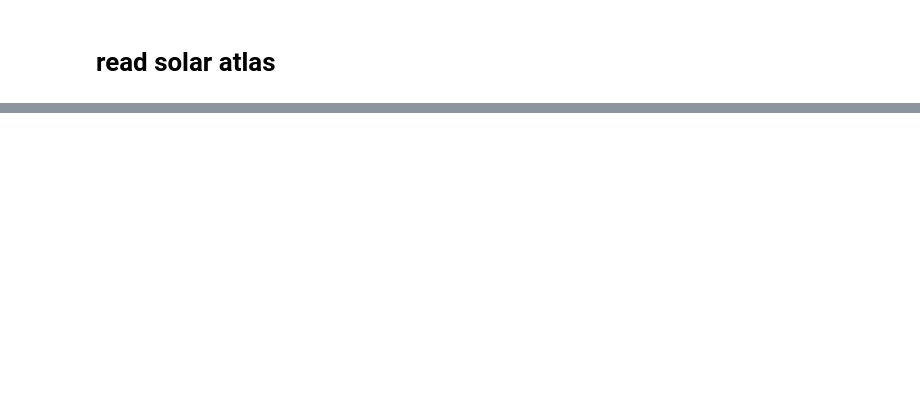
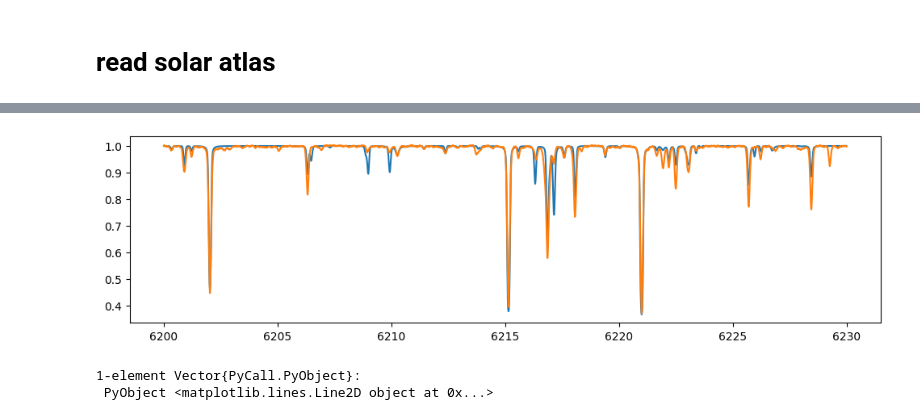
Before and after one commit to ajwheeler/Korg.jl, a Jupyter notebook: misc/Tutorial notebooks/Fitting.ipynb, the cells around one changed output, grey strips where cells are left out. Cells and saved outputs as stored; diff of their text form; code cells hidden in the pictures; blank space fills up the shorter version.

```diff
--- a/misc/Tutorial notebooks/Fitting.ipynb
+++ b/misc/Tutorial notebooks/Fitting.ipynb
@@ -80,0 +36,2 @@ A NamedTuple with the following fields:
+# %%
+windows = [(6200, 6230)]
@@ -80,0 +41,5 @@ A NamedTuple with the following fields:
+# %%
+linelist = Korg.get_VALD_solar_linelist()
+fitting_result = find_best_fit_params(solar_wls, solar_rect_flux, solar_err, linelist,
+                                      (Teff=5500.0, logg=4.4, vmic=1, m_H=-0.1); R=432000, windows=windows)
+;
@@ -80,0 +70,8 @@ A NamedTuple with the following fields:
+# %%
+figure(figsize=(12, 3))
+plot(solar_wls[fitting_result.obs_wl_mask], fitting_result.best_fit_flux)
+plot(solar_wls[fitting_result.obs_wl_mask], solar_rect_flux[fitting_result.obs_wl_mask])
+# %% [output]
+[figure, added]
+1-element Vector{PyCall.PyObject}:
+ PyObject <matplotlib.lines.Line2D object at 0x...>
```
Also changed, not shown: parts of 7 cells of this notebook.
